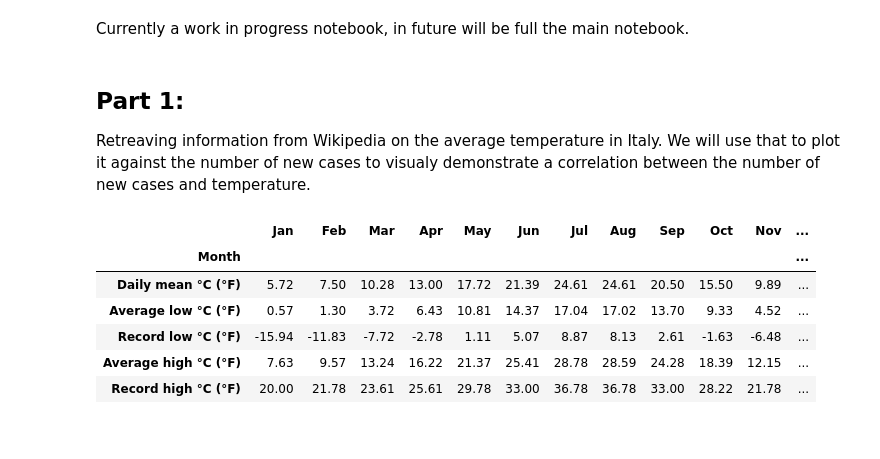
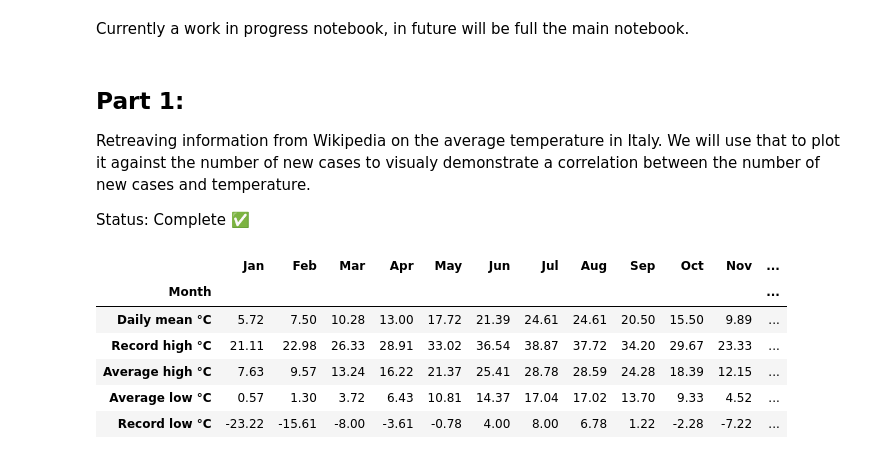
Before and after one commit to akmalsoliev/Italy-covid-visualization, a Jupyter notebook: Results.ipynb, the cells around one changed output. Drawn from its saved outputs; the diff is of its cells as text; code cells hidden in the pictures.

```diff
--- a/Results.ipynb
+++ b/Results.ipynb
@@ -9,11 +9,13 @@ import matplotlib.pyplot as plt
 ## Part 1:
 
 Retreaving information from Wikipedia on the average temperature in Italy. We will use that to plot it against the number of new cases to visualy demonstrate a correlation between the number of new cases and temperature.
+
+Status: Complete ✅
 # %%
 # Wikipedia scrapper
 
 wiki_page = 'Climate_of_Italy'
-html = wp.page(wiki_page).html().replace(u'\u2212', '-')
+html = wp.page(wiki_page).html().replace(u'\u2212', '-').replace('(°F)', '')
 
 def dataframe_cleaning(table_number: int):
     global html
@@ -31,35 +33,35 @@ def dataframe_cleaning(table_number: int):
     return df
 
 # Setting up all the DataFrames that will be used to plot Italy's average temrpeature with high and low variation.
 
 potenza_df = dataframe_cleaning(3)
 milan_df = dataframe_cleaning(4)
 florence_df = dataframe_cleaning(6)
 
 # Constructing aggregated DataFrame for all temperatures in Italy:
 
 concat_df = pd.concat((potenza_df, milan_df, florence_df))
 
 italy_df = pd.DataFrame()
 for i, index in enumerate(list(set(concat_df['Month']))):
     if i == 0:
         temp_df = concat_df[concat_df['Month'] == index]
         temp_df = temp_df.groupby('Month').agg(np.max)
     if i in range(1, 4):
         temp_df = concat_df[concat_df['Month'] == index]
         temp_df = temp_df.groupby('Month').agg(np.mean)
     if i == 4:
         temp_df = concat_df[concat_df['Month'] == index]
         temp_df = temp_df.groupby('Month').agg(np.min)
     italy_df = italy_df.append(temp_df)
 
 italy_df = italy_df.apply(lambda x: np.round(x, 2))
 italy_df
 # %% [output]
 |  | Jan | Feb | Mar | Apr | May | Jun | Jul | Aug | Sep | Oct | Nov | ... |
 | Month |  |  |  |  |  |  |  |  |  |  |  | ... |
-| Daily mean °C (°F) | 5.72 | 7.50 | 10.28 | 13.00 | 17.72 | 21.39 | 24.61 | 24.61 | 20.50 | 15.50 | 9.89 | ... |
-| Average low °C (°F) | 0.57 | 1.30 | 3.72 | 6.43 | 10.81 | 14.37 | 17.04 | 17.02 | 13.70 | 9.33 | 4.52 | ... |
-| Record low °C (°F) | -15.94 | -11.83 | -7.72 | -2.78 | 1.11 | 5.07 | 8.87 | 8.13 | 2.61 | -1.63 | -6.48 | ... |
-| Average high °C (°F) | 7.63 | 9.57 | 13.24 | 16.22 | 21.37 | 25.41 | 28.78 | 28.59 | 24.28 | 18.39 | 12.15 | ... |
-| Record high °C (°F) | 20.00 | 21.78 | 23.61 | 25.61 | 29.78 | 33.00 | 36.78 | 36.78 | 33.00 | 28.22 | 21.78 | ... |
+| Daily mean °C | 5.72 | 7.50 | 10.28 | 13.00 | 17.72 | 21.39 | 24.61 | 24.61 | 20.50 | 15.50 | 9.89 | ... |
+| Record high °C | 21.11 | 22.98 | 26.33 | 28.91 | 33.02 | 36.54 | 38.87 | 37.72 | 34.20 | 29.67 | 23.33 | ... |
+| Average high °C | 7.63 | 9.57 | 13.24 | 16.22 | 21.37 | 25.41 | 28.78 | 28.59 | 24.28 | 18.39 | 12.15 | ... |
+| Average low °C | 0.57 | 1.30 | 3.72 | 6.43 | 10.81 | 14.37 | 17.04 | 17.02 | 13.70 | 9.33 | 4.52 | ... |
+| Record low °C | -23.22 | -15.61 | -8.00 | -3.61 | -0.78 | 4.00 | 8.00 | 6.78 | 1.22 | -2.28 | -7.22 | ... |
```
Also changed, not shown: parts of 3 cells of this notebook, 1 other file.
